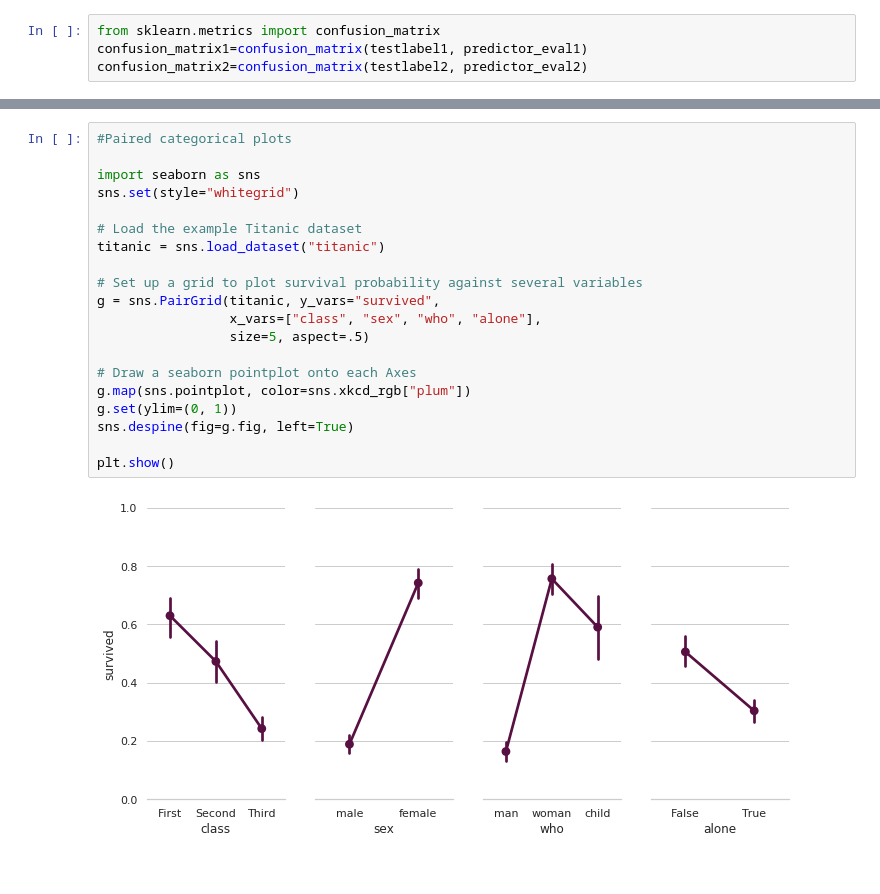
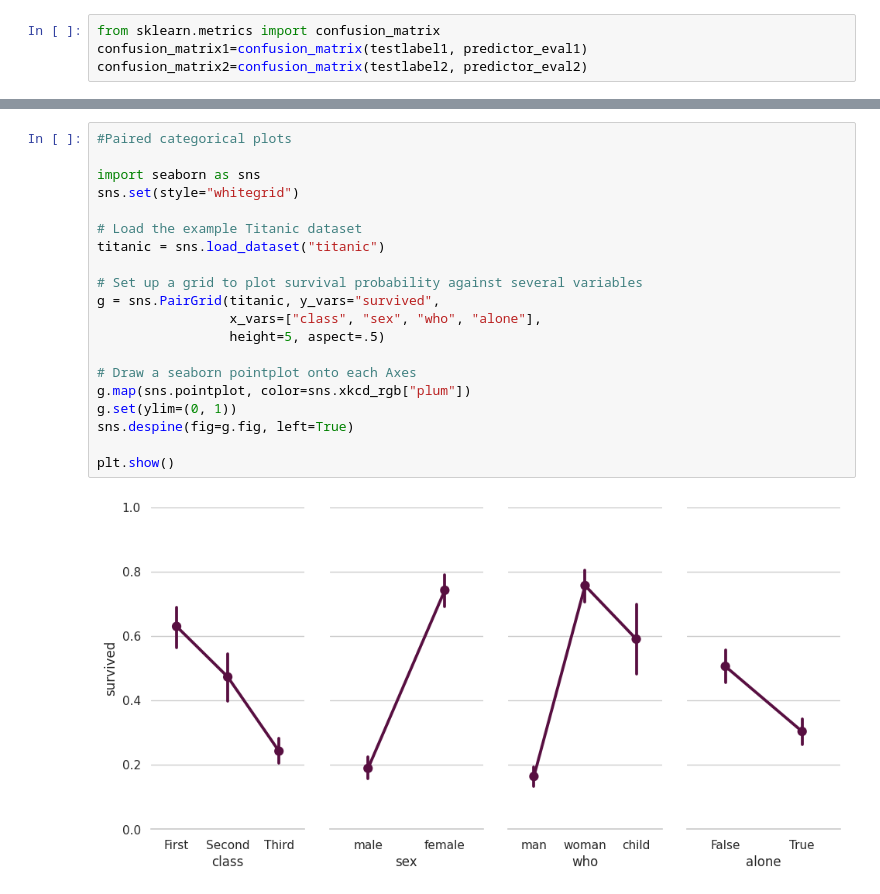
Before and after one commit to ffalo64/rabbit_challenge, a Jupyter notebook: skl_logistic_regression.ipynb, the cells around one changed output, grey strips where cells are left out. Drawn from its saved outputs; the diff is of its cells as text.

```diff
--- a/skl_logistic_regression.ipynb
+++ b/skl_logistic_regression.ipynb
@@ -449,25 +445,25 @@ sns.heatmap(
 # %%
 #Paired categorical plots
 
 import seaborn as sns
 sns.set(style="whitegrid")
 
 # Load the example Titanic dataset
 titanic = sns.load_dataset("titanic")
 
 # Set up a grid to plot survival probability against several variables
 g = sns.PairGrid(titanic, y_vars="survived",
                  x_vars=["class", "sex", "who", "alone"],
-                 size=5, aspect=.5)
+                 height=5, aspect=.5)
 
 # Draw a seaborn pointplot onto each Axes
 g.map(sns.pointplot, color=sns.xkcd_rgb["plum"])
 g.set(ylim=(0, 1))
 sns.despine(fig=g.fig, left=True)
 
 plt.show()
 # %% [output]
-[figure, old version]
+[figure, new version]
 # %%
 #Faceted logistic regression
 
```
Also changed, not shown: parts of 17 cells of this notebook.
